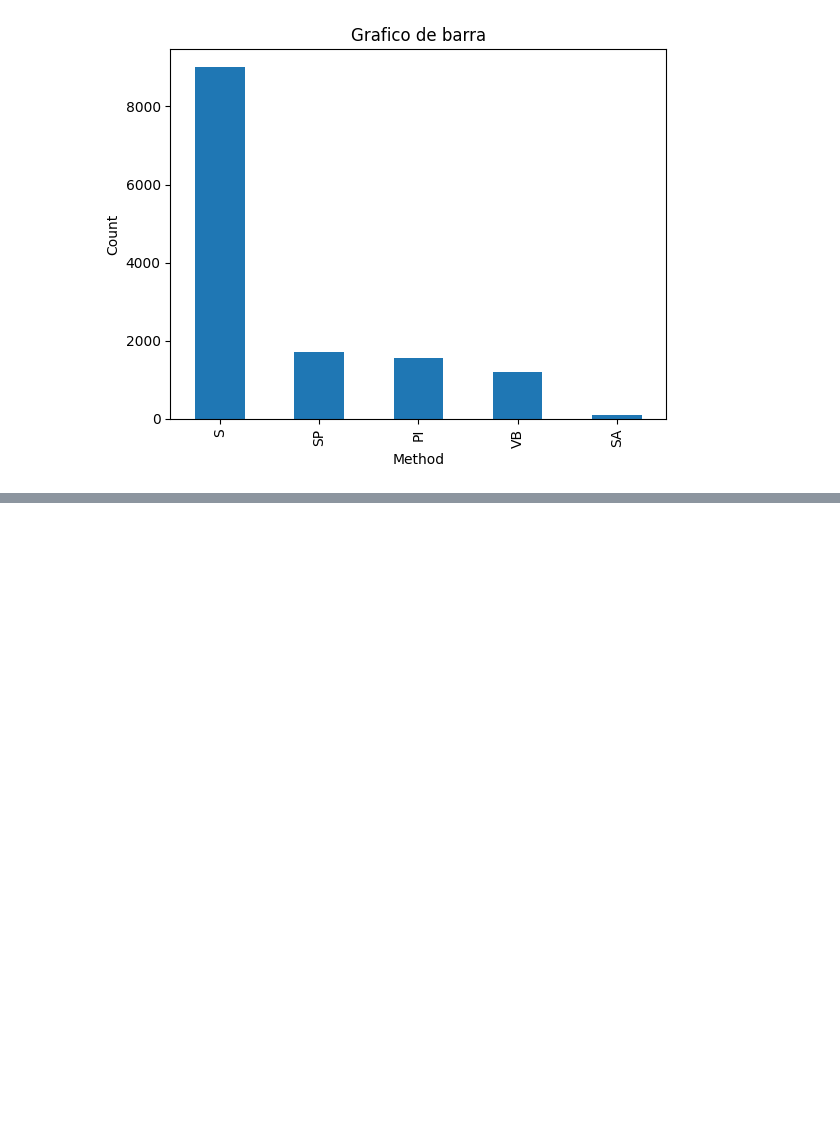
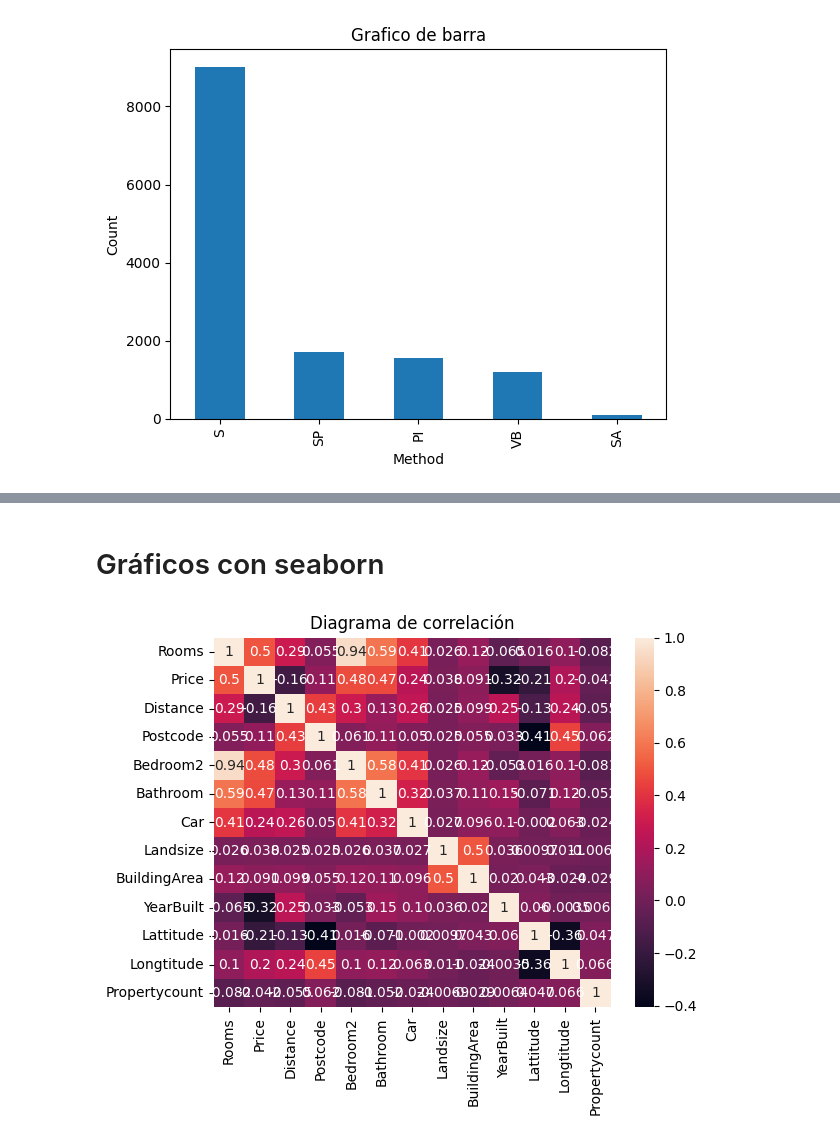
Before and after one commit to alfcastillo90/visualizaciones_datasets, a Jupyter notebook: Visualizaciones_datasets.ipynb, the cells around one changed output, grey strips where cells are left out. Saved outputs shown, nothing was run; the diff lists cells and outputs as text; code cells hidden in the pictures; blank space fills up the shorter version.

```diff
--- a/Visualizaciones_datasets.ipynb
+++ b/Visualizaciones_datasets.ipynb
@@ -164,0 +176,11 @@ plt.show()
+# %% [markdown]
+# Gráficos con seaborn
+# %%
+import seaborn as sns
+
+correlation_matrix = dataset.corr()
+sns.heatmap(correlation_matrix, annot=True)
+plt.title('Diagrama de correlación')
+plt.show()
+# %% [output]
+[figure, added]
```
Also changed, not shown: parts of 3 cells of this notebook.
